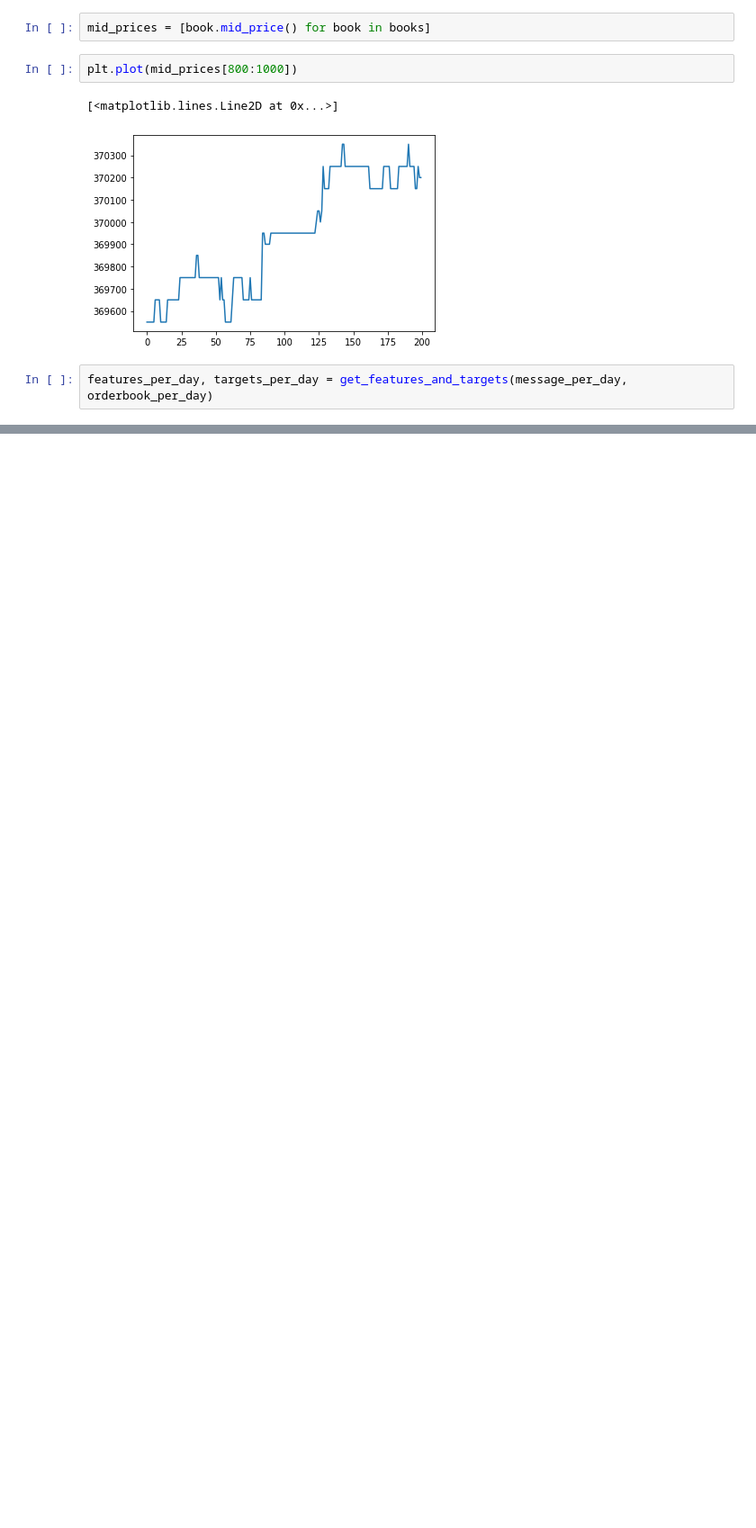
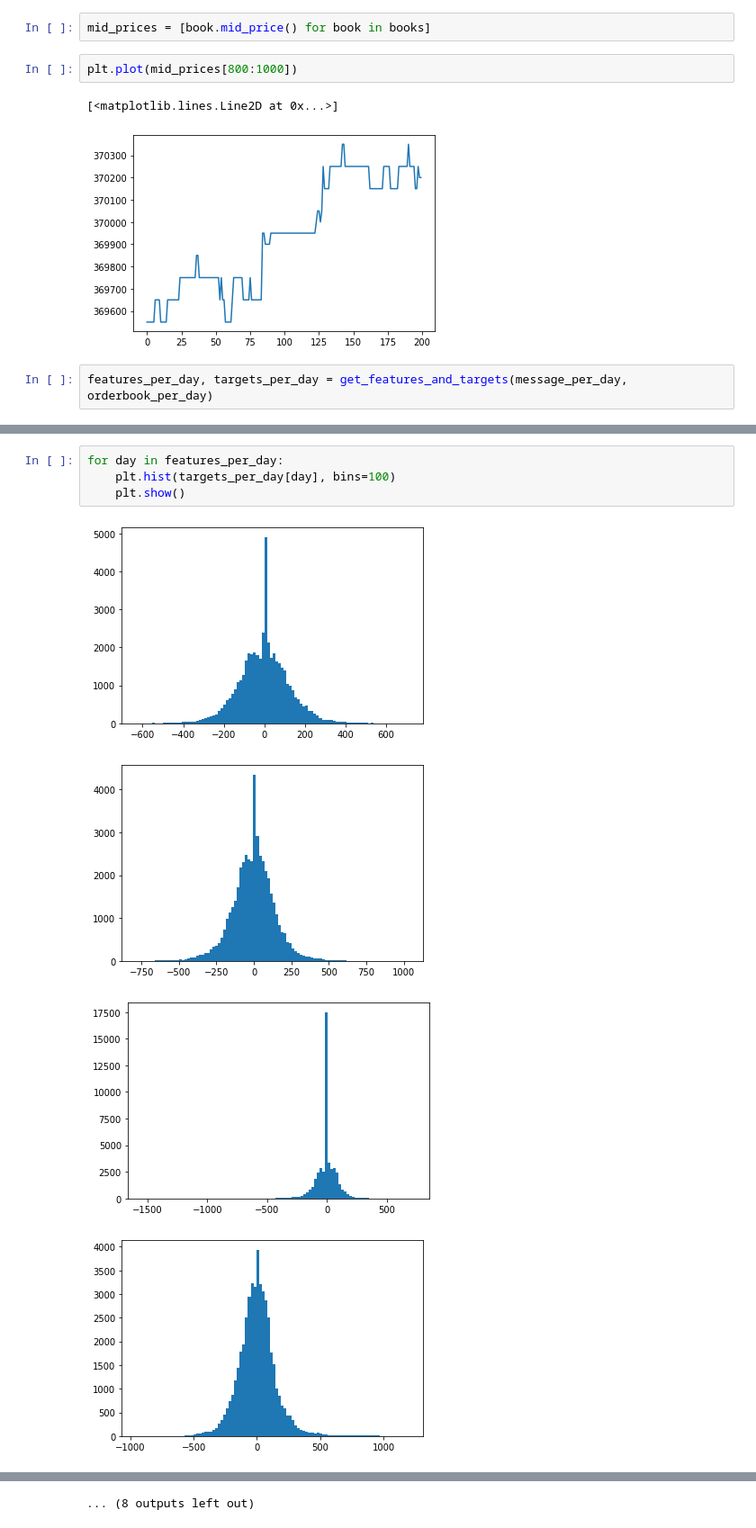
Before and after one commit to yagudinamir/probabilistic-time-series, a Jupyter notebook: lobster-data-preprocessing.ipynb, the cells around one changed output, grey strips where cells are left out. Shown at 90% size. Cells and saved outputs as stored; diff of their text form; blank space fills up the shorter version.

```diff
--- a/lobster-data-preprocessing.ipynb
+++ b/lobster-data-preprocessing.ipynb
@@ -132,0 +146,9 @@ features_per_day, targets_per_day = get_features_and_targets(message_per_day, or
+# %%
+for day in features_per_day:
+    plt.hist(targets_per_day[day], bins=100)
+    plt.show()
+# %% [output]
+[figure, added]
+[figure, added]
+[figure, added]
+[figure, added]
@@ -132,0 +163 @@ features_per_day, targets_per_day = get_features_and_targets(message_per_day, or
+... (8 outputs left out)
```
Also changed, not shown: parts of 8 cells of this notebook, 1 other file.
